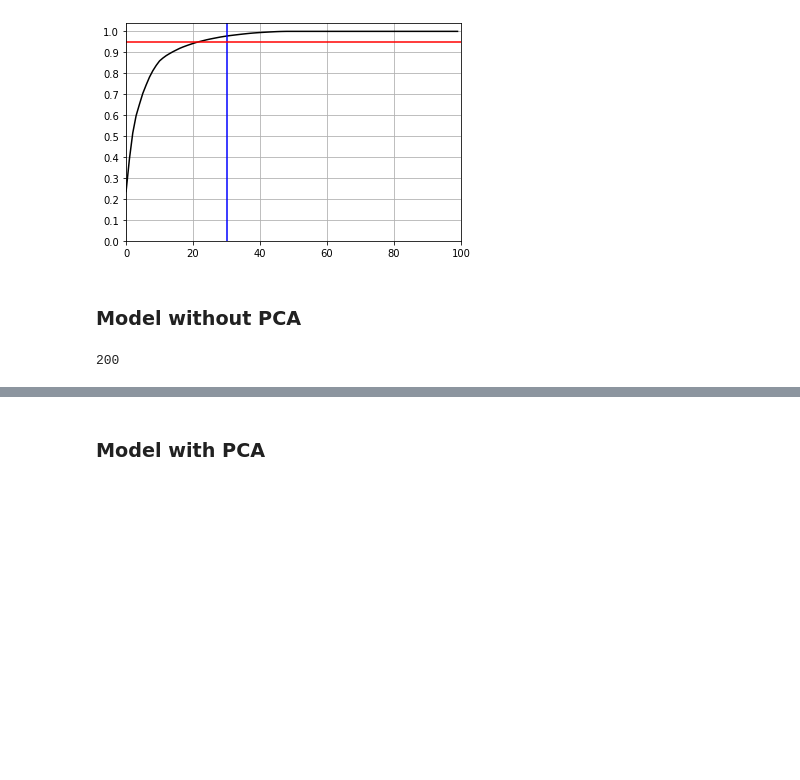
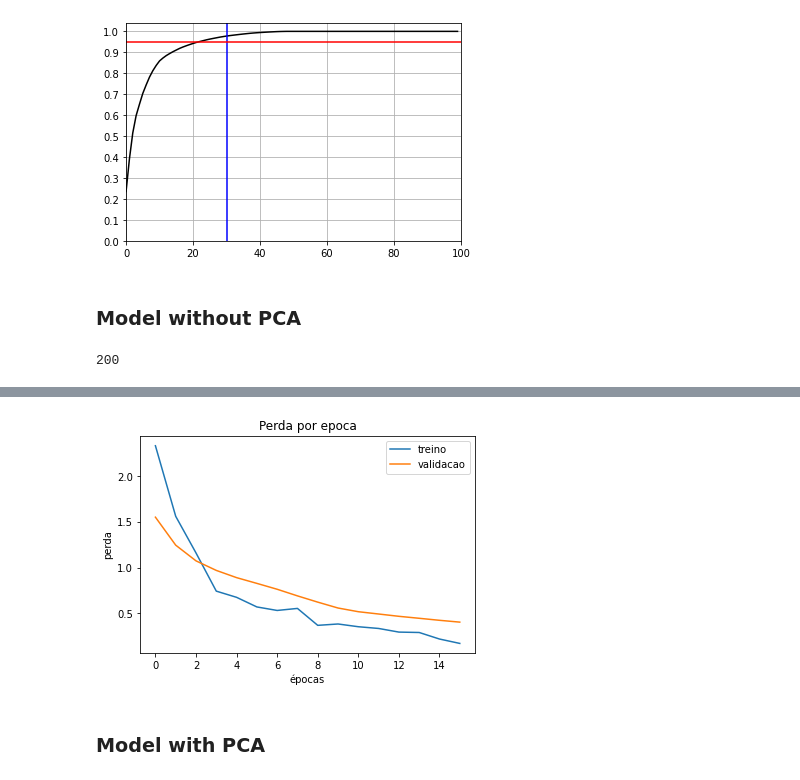
Before and after one commit to danimorwen/infnet_cargas_eletricas, a Jupyter notebook: code/modelling.ipynb, the cells around one changed output, grey strips where cells are left out. Cells and saved outputs as stored; diff of their text form; code cells hidden in the pictures; blank space fills up the shorter version.

```diff
--- a/code/modelling.ipynb
+++ b/code/modelling.ipynb
@@ -142 +159,11 @@ Test acc: 0.9333333373069763
+# %%
+plt.plot(hist.history['loss'])
+plt.plot(hist.history['val_loss'])
+plt.title('Perda por epoca')
+plt.xlabel('épocas')
+plt.ylabel('perda')
+plt.legend(['treino', 'validacao'])
+plt.show()
+# %% [output]
+[figure, added]
 # %%
```
Also changed, not shown: parts of 18 cells of this notebook, 2 other files.
